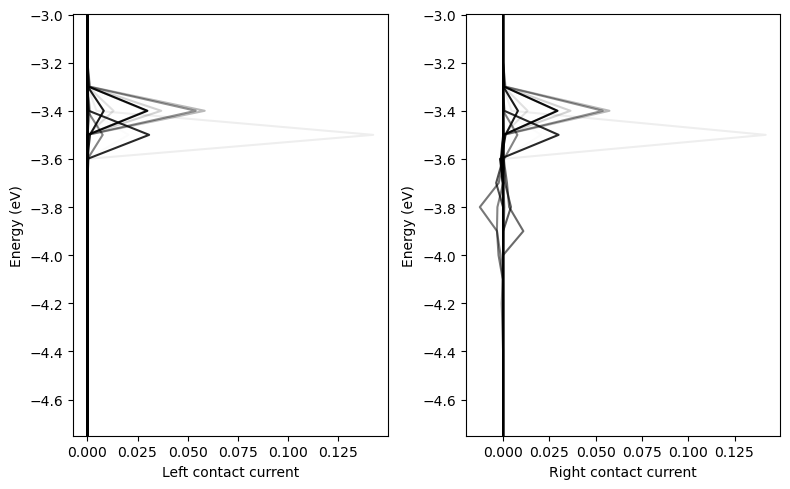
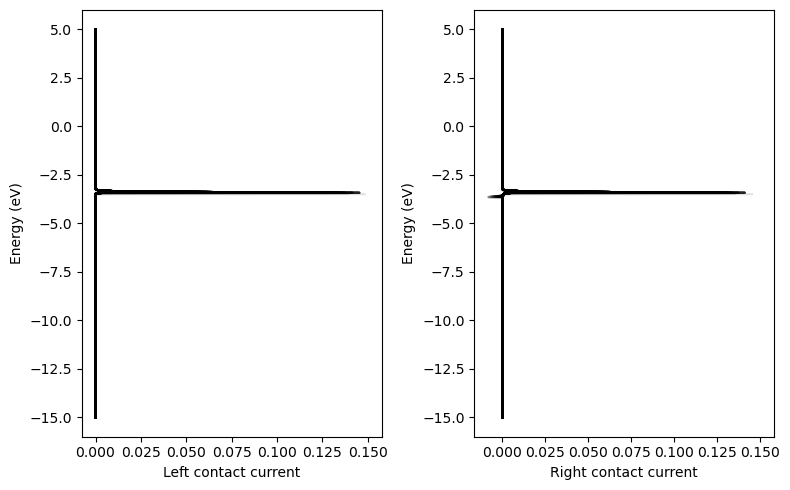
Code edit (unified diff) that turned the first committed figure into the second:
--- before
+++ after
@@ -17,6 +17,6 @@
         right_current.real, energies, "k", alpha=(i + 0.3) / (num_iterations + 0.3)
     )
-    ax_left.set_ylim(-4.75, -3)
-    ax_right.set_ylim(-4.75, -3)
+    # ax_left.set_ylim(-4.75, -3)
+    # ax_right.set_ylim(-4.75, -3)
 
 ax_left.set_xlabel("Left contact current")

Commit: improvements to plotting scripts